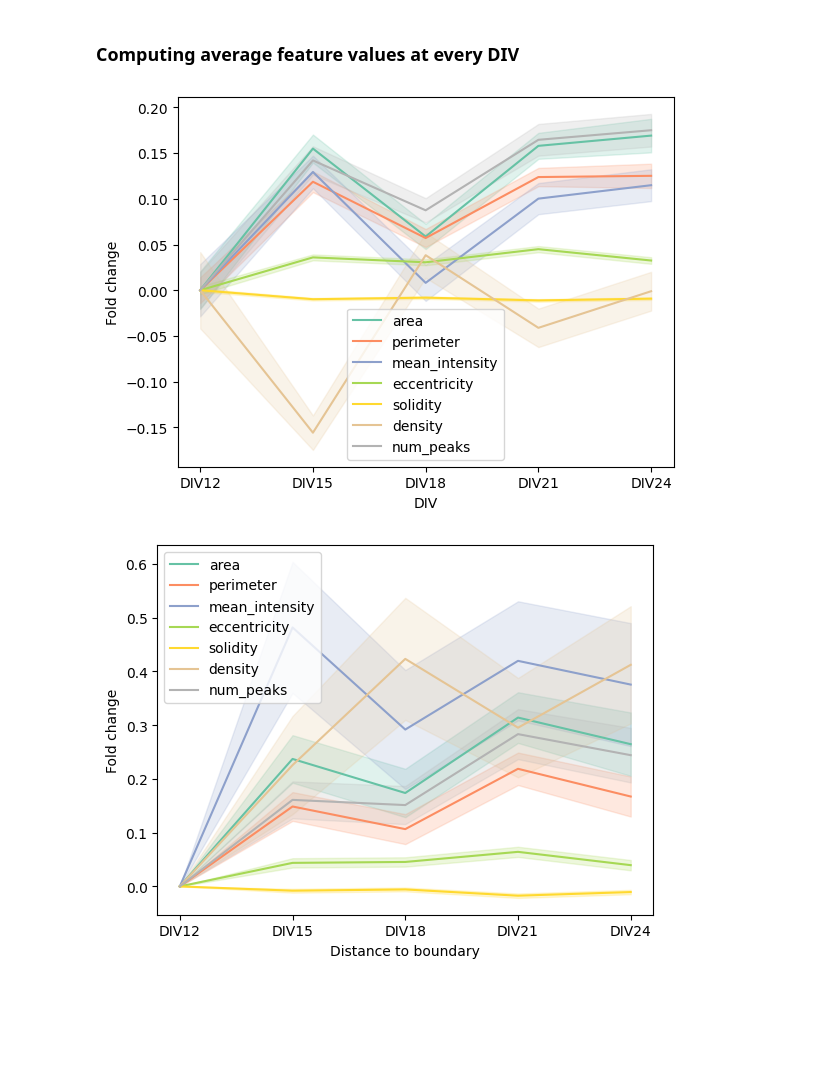
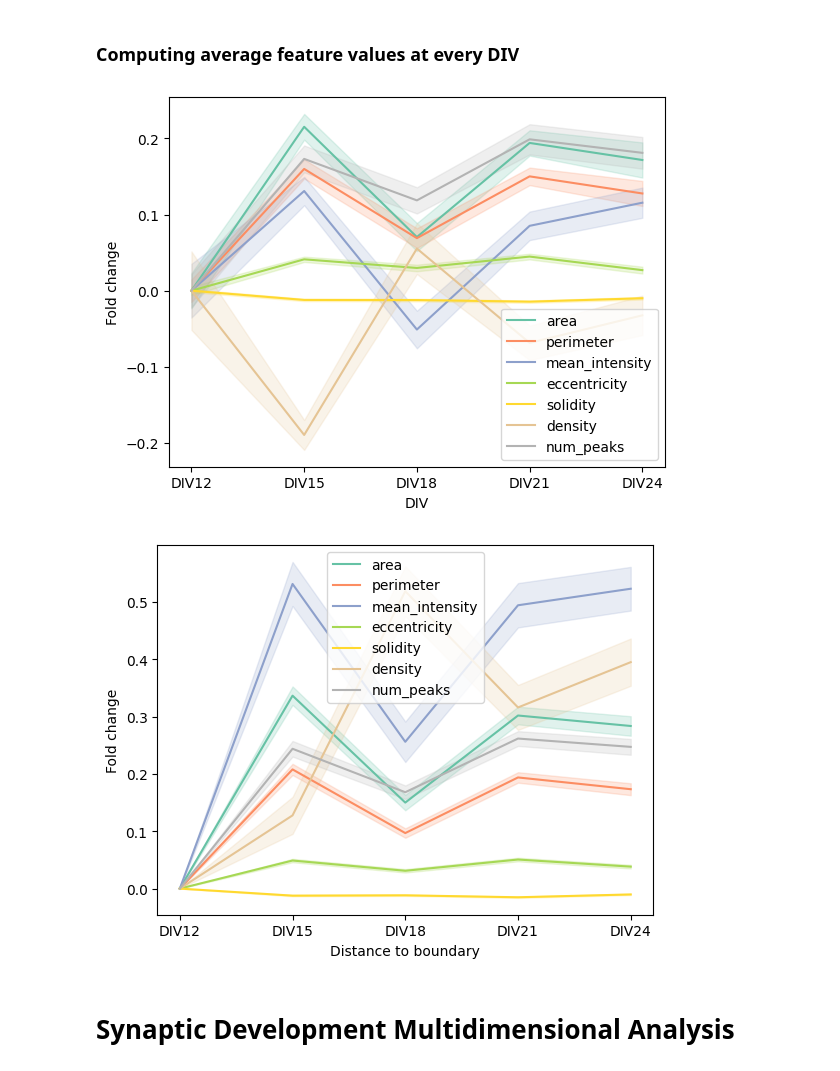
Before and after one commit to FLClab/STED-FM, a Jupyter notebook: experiments/diffusion-experiments/notebooks/synaptic_development.ipynb, the cells around one changed output. Saved outputs shown, nothing was run; the diff lists cells and outputs as text; code cells hidden in the pictures; blank space fills up the shorter version.

```diff
--- a/experiments/diffusion-experiments/notebooks/synaptic_development.ipynb
+++ b/experiments/diffusion-experiments/notebooks/synaptic_development.ipynb
@@ -24,6 +24,9 @@ from stedfm import get_pretrained_model_v2
 sys.path.insert(0, "../")
 from attribute_datasets import ALSDataset
 from wavelet import detect_spots
+
+OUTPUT_DIR = "./synaptic_development"
+os.makedirs(OUTPUT_DIR, exist_ok=True)
 # %%
 def load_svm():
     with open(f"./als-experiment/boundaries/MAE_SMALL_STED_als_svm_PSD95.pkl", "rb") as f:
@@ -439,12 +488,12 @@ def plot_real_feature_averages(features, labels):
     ax.set_xticks(np.arange(len(mean_foldchange)))
     ax.set_xticklabels(["DIV12", "DIV15", "DIV18", "DIV21", "DIV24"])
     plt.show()
+    fig.savefig(os.path.join(OUTPUT_DIR, f"real_feature_averages.pdf"), dpi=900, transparent=True)
 
 
-
-plot_real_feature_averages(real_features, real_labels)
+plot_real_feature_averages(train_real_features, train_real_labels)
 # %% [output]
-[figure, old version]
+[figure, new version]
 # %%
 def bootstrap_real_trajectories(features, labels, n=1000):
     out = []
@@ -464,32 +513,35 @@ def bootstrap_real_trajectories(features, labels, n=1000):
     return out
 # %%
 def plot_real_trajectories(features: np.ndarray, labels: np.ndarray, n: int = 1):
-    bootstrap_trajectories = bootstrap_real_trajectories(features, labels, n=100)
+    bootstrap_trajectories = bootstrap_real_trajectories(features, labels, n=1000)
     feature_names = ["area", "perimeter", "mean_intensity", "eccentricity", "solidity", "density",  "num_peaks"]# , "num_proteins"]
     cmap = plt.get_cmap("Set2", len(feature_names))
     num_trajectories, num_timesteps, num_features = bootstrap_trajectories.shape
 
     fig = plt.figure()
     ax = fig.add_subplot(111)
     for feature_idx in range(num_features - 1):
         feature_data = bootstrap_trajectories[:, :, feature_idx]
         feature_data = (feature_data - feature_data[:, 0:1]) / feature_data[:, 0:1]
 
         mean = np.mean(feature_data, axis=0)
         std_err = np.std(feature_data, axis=0)
         sem_err = np.std(feature_data, axis=0) / np.sqrt(len(feature_data))
         cid, ciu = np.percentile(feature_data, 10.0, axis=0), np.percentile(feature_data, 90.0, axis=0)
 
         ax.plot(mean, c=cmap(feature_idx), label=feature_names[feature_idx])
         ax.fill_between(np.arange(num_timesteps), mean - sem_err, mean + sem_err, color=cmap(feature_idx), alpha=0.2)
 
         ax.set_xlabel("Distance to boundary")
         ax.set_ylabel("Fold change")
         ax.set_xticks(np.arange(num_timesteps))
         ax.set_xticklabels(["DIV12", "DIV15", "DIV18", "DIV21", "DIV24"])
     ax.legend()
     plt.show()
+    fig.savefig(os.path.join(OUTPUT_DIR, f"real_sampled_trajectories.pdf"), dpi=900, transparent=True)
 
-plot_real_trajectories(real_features, real_labels, n=1)
+plot_real_trajectories(train_real_features, train_real_labels, n=1)
 # %% [output]
-[figure, old version]
+[figure, new version]
+# %% [markdown]
+# Synaptic Development Multidimensional Analysis
```
Also changed, not shown: parts of 6 cells of this notebook, 1 other file.
